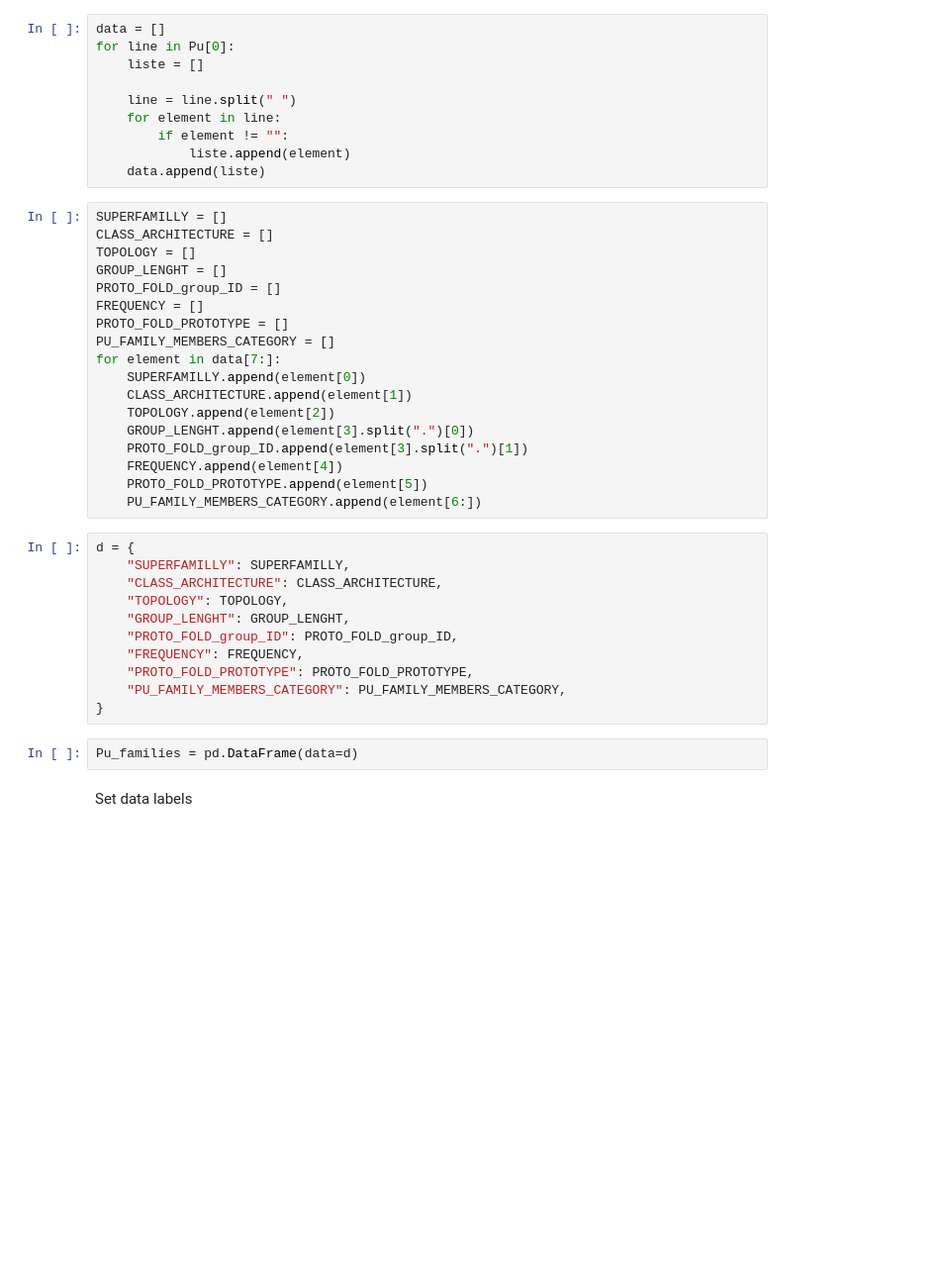
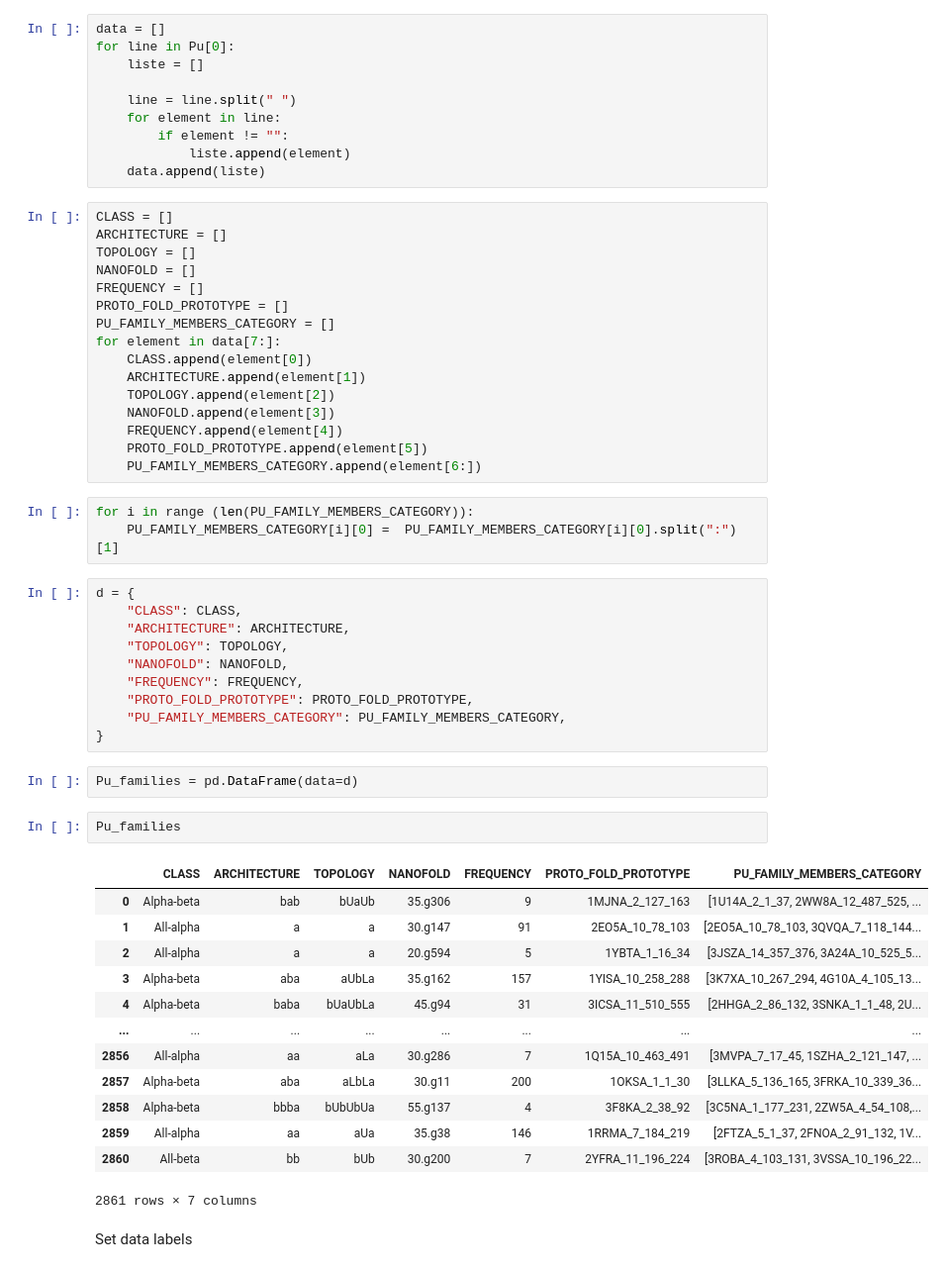
Before and after one commit to Naramazuki/PU_ML, a Jupyter notebook: main.ipynb, the cells around one changed output. Shown at 99% size. Drawn from its saved outputs; the diff is of its cells as text; blank space fills up the shorter version.

```diff
--- a/main.ipynb
+++ b/main.ipynb
@@ -46,36 +46,52 @@ for line in Pu[0]:
             liste.append(element)
     data.append(liste)
 # %%
-SUPERFAMILLY = []
-CLASS_ARCHITECTURE = []
+CLASS = []
+ARCHITECTURE = []
 TOPOLOGY = []
-GROUP_LENGHT = []
-PROTO_FOLD_group_ID = []
+NANOFOLD = []
 FREQUENCY = []
 PROTO_FOLD_PROTOTYPE = []
 PU_FAMILY_MEMBERS_CATEGORY = []
 for element in data[7:]:
-    SUPERFAMILLY.append(element[0])
-    CLASS_ARCHITECTURE.append(element[1])
+    CLASS.append(element[0])
+    ARCHITECTURE.append(element[1])
     TOPOLOGY.append(element[2])
-    GROUP_LENGHT.append(element[3].split(".")[0])
-    PROTO_FOLD_group_ID.append(element[3].split(".")[1])
+    NANOFOLD.append(element[3])
     FREQUENCY.append(element[4])
     PROTO_FOLD_PROTOTYPE.append(element[5])
     PU_FAMILY_MEMBERS_CATEGORY.append(element[6:])
+# %%
+for i in range (len(PU_FAMILY_MEMBERS_CATEGORY)):
+    PU_FAMILY_MEMBERS_CATEGORY[i][0] =  PU_FAMILY_MEMBERS_CATEGORY[i][0].split(":")[1]
 # %%
 d = {
-    "SUPERFAMILLY": SUPERFAMILLY,
-    "CLASS_ARCHITECTURE": CLASS_ARCHITECTURE,
+    "CLASS": CLASS,
+    "ARCHITECTURE": ARCHITECTURE,
     "TOPOLOGY": TOPOLOGY,
-    "GROUP_LENGHT": GROUP_LENGHT,
-    "PROTO_FOLD_group_ID": PROTO_FOLD_group_ID,
+    "NANOFOLD": NANOFOLD,
     "FREQUENCY": FREQUENCY,
     "PROTO_FOLD_PROTOTYPE": PROTO_FOLD_PROTOTYPE,
     "PU_FAMILY_MEMBERS_CATEGORY": PU_FAMILY_MEMBERS_CATEGORY,
 }
 # %%
 Pu_families = pd.DataFrame(data=d)
+# %%
+Pu_families
+# %% [output]
+|  | CLASS | ARCHITECTURE | TOPOLOGY | NANOFOLD | FREQUENCY | PROTO_FOLD_PROTOTYPE | PU_FAMILY_MEMBERS_CATEGORY |
+| 0 | Alpha-beta | bab | bUaUb | 35.g306 | 9 | 1MJNA_2_127_163 | [1U14A_2_1_37, 2WW8A_12_487_525, ... |
+| 1 | All-alpha | a | a | 30.g147 | 91 | 2EO5A_10_78_103 | [2EO5A_10_78_103, 3QVQA_7_118_144... |
+| 2 | All-alpha | a | a | 20.g594 | 5 | 1YBTA_1_16_34 | [3JSZA_14_357_376, 3A24A_10_525_5... |
+| 3 | Alpha-beta | aba | aUbLa | 35.g162 | 157 | 1YISA_10_258_288 | [3K7XA_10_267_294, 4G10A_4_105_13... |
+| 4 | Alpha-beta | baba | bUaUbLa | 45.g94 | 31 | 3ICSA_11_510_555 | [2HHGA_2_86_132, 3SNKA_1_1_48, 2U... |
+| ... | ... | ... | ... | ... | ... | ... | ... |
+| 2856 | All-alpha | aa | aLa | 30.g286 | 7 | 1Q15A_10_463_491 | [3MVPA_7_17_45, 1SZHA_2_121_147, ... |
+| 2857 | Alpha-beta | aba | aLbLa | 30.g11 | 200 | 1OKSA_1_1_30 | [3LLKA_5_136_165, 3FRKA_10_339_36... |
+| 2858 | Alpha-beta | bbba | bUbUbUa | 55.g137 | 4 | 3F8KA_2_38_92 | [3C5NA_1_177_231, 2ZW5A_4_54_108,... |
+| 2859 | All-alpha | aa | aUa | 35.g38 | 146 | 1RRMA_7_184_219 | [2FTZA_5_1_37, 2FNOA_2_91_132, 1V... |
+| 2860 | All-beta | bb | bUb | 30.g200 | 7 | 2YFRA_11_196_224 | [3ROBA_4_103_131, 3VSSA_10_196_22... |
+2861 rows × 7 columns
 # %% [markdown]
 Set data labels
 # %%
```
Also changed, not shown: parts of 17 cells of this notebook.
